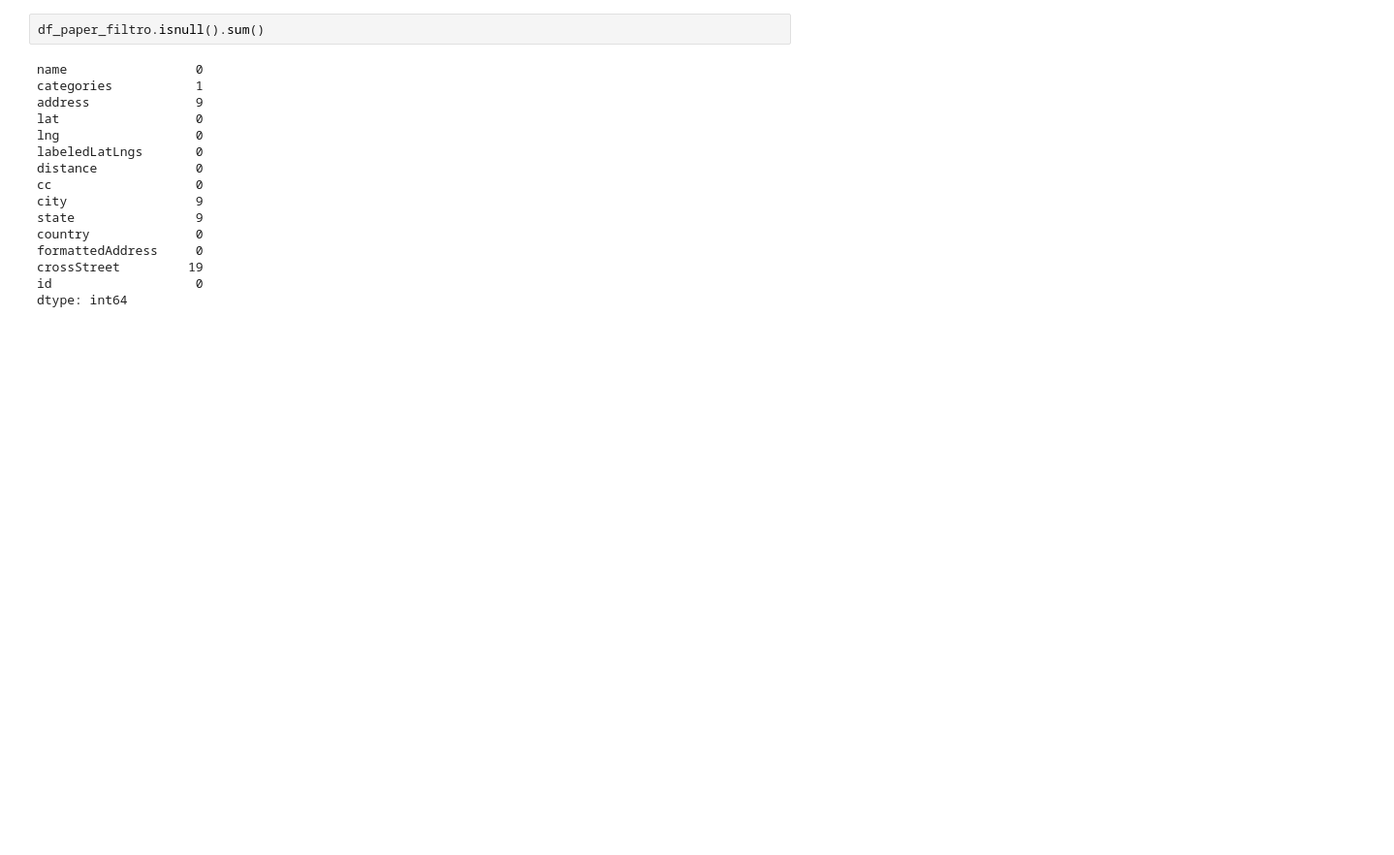
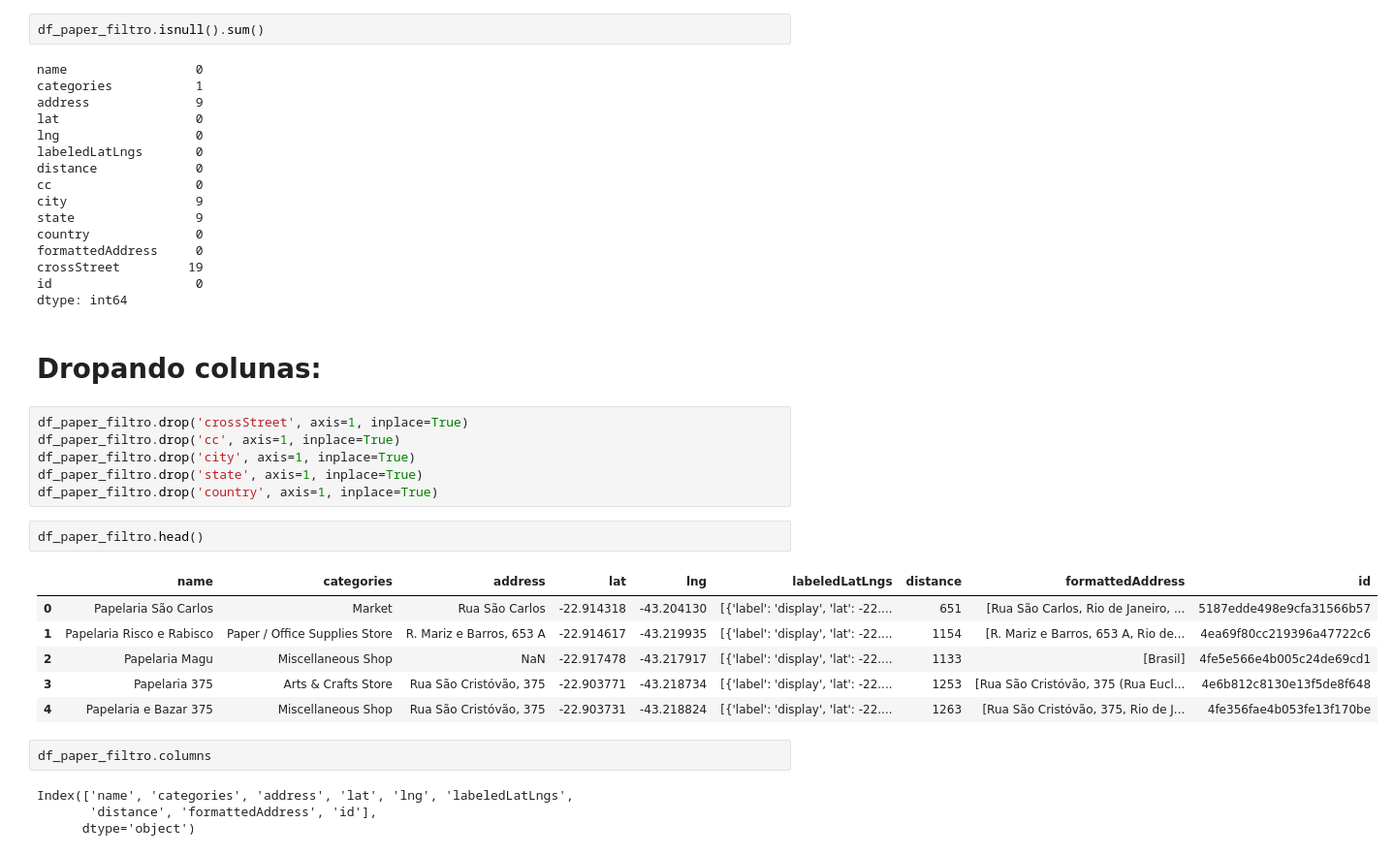
Before and after one commit to SamiraHabib/Coursera_Capstone, a Jupyter notebook: Coursera_Capstone.ipynb, the cells around one changed output. Shown: that part at 97% size. Saved outputs shown, nothing was run; the diff lists cells and outputs as text; blank space fills up the shorter version.

```diff
--- a/Coursera_Capstone.ipynb
+++ b/Coursera_Capstone.ipynb
@@ -506,3 +492,26 @@ formattedAddress     0
 crossStreet         19
 id                   0
 dtype: int64
+# %% [markdown]
+# Dropando colunas: #
+# %%
+df_paper_filtro.drop('crossStreet', axis=1, inplace=True)
+df_paper_filtro.drop('cc', axis=1, inplace=True)
+df_paper_filtro.drop('city', axis=1, inplace=True)
+df_paper_filtro.drop('state', axis=1, inplace=True)
+df_paper_filtro.drop('country', axis=1, inplace=True)
+# %%
+df_paper_filtro.head()
+# %% [output]
+|  | name | categories | address | lat | lng | labeledLatLngs | distance | formattedAddress | id |
+| 0 | Papelaria São Carlos | Market | Rua São Carlos | -22.914318 | -43.204130 | [{'label': 'display', 'lat': -22.... | 651 | [Rua São Carlos, Rio de Janeiro, ... | 5187edde498e9cfa31566b57 |
+| 1 | Papelaria Risco e Rabisco | Paper / Office Supplies Store | R. Mariz e Barros, 653 A | -22.914617 | -43.219935 | [{'label': 'display', 'lat': -22.... | 1154 | [R. Mariz e Barros, 653 A, Rio de... | 4ea69f80cc219396a47722c6 |
+| 2 | Papelaria Magu | Miscellaneous Shop | NaN | -22.917478 | -43.217917 | [{'label': 'display', 'lat': -22.... | 1133 | [Brasil] | 4fe5e566e4b005c24de69cd1 |
+| 3 | Papelaria 375 | Arts & Crafts Store | Rua São Cristóvão, 375 | -22.903771 | -43.218734 | [{'label': 'display', 'lat': -22.... | 1253 | [Rua São Cristóvão, 375 (Rua Eucl... | 4e6b812c8130e13f5de8f648 |
+| 4 | Papelaria e Bazar 375 | Miscellaneous Shop | Rua São Cristóvão, 375 | -22.903731 | -43.218824 | [{'label': 'display', 'lat': -22.... | 1263 | [Rua São Cristóvão, 375, Rio de J... | 4fe356fae4b053fe13f170be |
+# %%
+df_paper_filtro.columns
+# %% [output]
+Index(['name', 'categories', 'address', 'lat', 'lng', 'labeledLatLngs',
+       'distance', 'formattedAddress', 'id'],
+      dtype='object')
```
Also changed, not shown: parts of 8 cells of this notebook.
